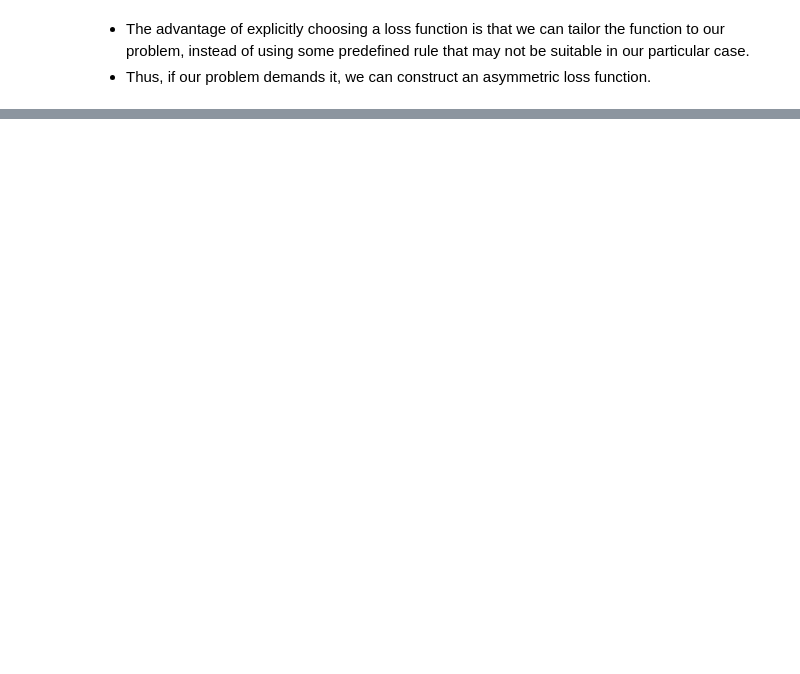
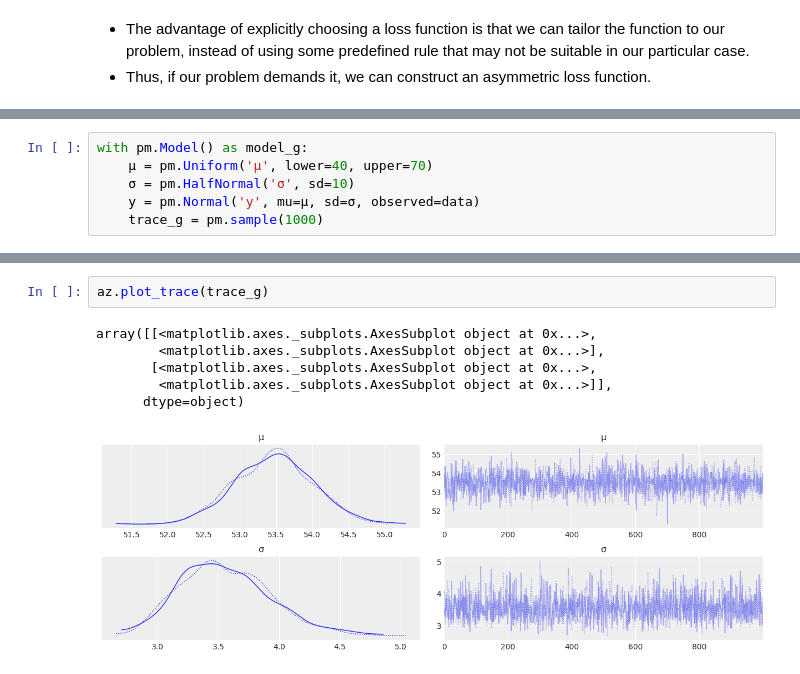
Before and after one commit to atharvakale31/PR_ML, a Jupyter notebook: Programming_Probastically.ipynb, the cells around one changed output, grey strips where cells are left out. Saved outputs shown, nothing was run; the diff lists cells and outputs as text; blank space fills up the shorter version.

```diff
--- a/Programming_Probastically.ipynb
+++ b/Programming_Probastically.ipynb
@@ -135,0 +157,6 @@ Text(0.5, 0, '$\\hat \\theta$')
+# %%
+with pm.Model() as model_g:
+    μ = pm.Uniform('μ', lower=40, upper=70)
+    σ = pm.HalfNormal('σ', sd=10)
+    y = pm.Normal('y', mu=μ, sd=σ, observed=data)
+    trace_g = pm.sample(1000)
@@ -135,0 +171,9 @@ Text(0.5, 0, '$\\hat \\theta$')
+# %%
+az.plot_trace(trace_g)
+# %% [output]
+array([[<matplotlib.axes._subplots.AxesSubplot object at 0x...>,
+        <matplotlib.axes._subplots.AxesSubplot object at 0x...>],
+       [<matplotlib.axes._subplots.AxesSubplot object at 0x...>,
+        <matplotlib.axes._subplots.AxesSubplot object at 0x...>]],
+      dtype=object)
+[figure, added]
```
Also changed, not shown: parts of 38 cells of this notebook.
